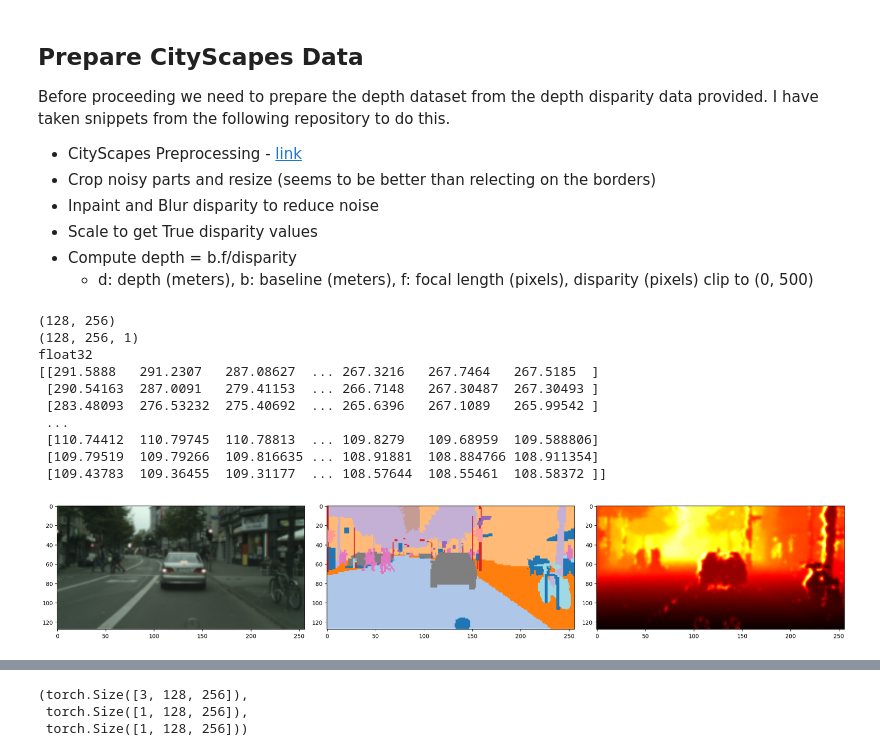
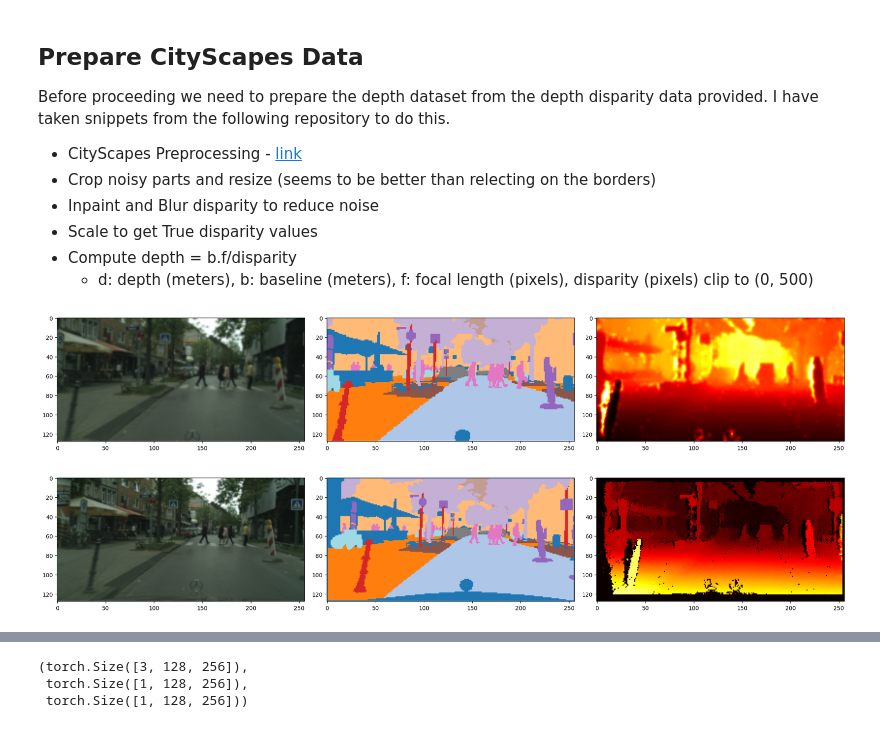
Before and after one commit to Utsab-2010/Depth-Estimation-Task, a Jupyter notebook: test_citysc.ipynb, the cells around one changed output, grey strips where cells are left out. Cells and saved outputs as stored; diff of their text form; code cells hidden in the pictures.

```diff
--- a/test_citysc.ipynb
+++ b/test_citysc.ipynb
@@ -285,21 +264,17 @@ def display_three_tensors(image_tensor, seg_tensor, depth_tensor, titles=None):
     plt.tight_layout()
     plt.show()
 # %%
+import random
+test_idx = random.randint(1, 200)
 dataset = CityscapesDataset(data_dir)
 
-images, depths, labels = dataset[15]
+test_image, test_depth, test_labels = dataset[test_idx]
+display_three_tensors(test_image, test_labels, test_depth)
+
+
+gt_dataset = CScapesGTDataset(data_dir)
+gt_image, gt_disp, gt_seg = gt_dataset[test_idx]
+display_three_tensors(gt_image, gt_seg, gt_disp)
 # %% [output]
-(128, 256)
-(128, 256, 1)
-float32
-[[291.5888   291.2307   287.08627  ... 267.3216   267.7464   267.5185  ]
- [290.54163  287.0091   279.41153  ... 266.7148   267.30487  267.30493 ]
- [283.48093  276.53232  275.40692  ... 265.6396   267.1089   265.99542 ]
- ...
- [110.74412  110.79745  110.78813  ... 109.8279   109.68959  109.588806]
- [109.79519  109.79266  109.816635 ... 108.91881  108.884766 108.911354]
- [109.43783  109.36455  109.31177  ... 108.57644  108.55461  108.58372 ]]
+[figure, added]
+[figure, added]
-# %%
-display_three_tensors(images, labels, depths)
-# %% [output]
-[figure, removed]
```
Also changed, not shown: parts of 31 cells of this notebook, 2 other files.
